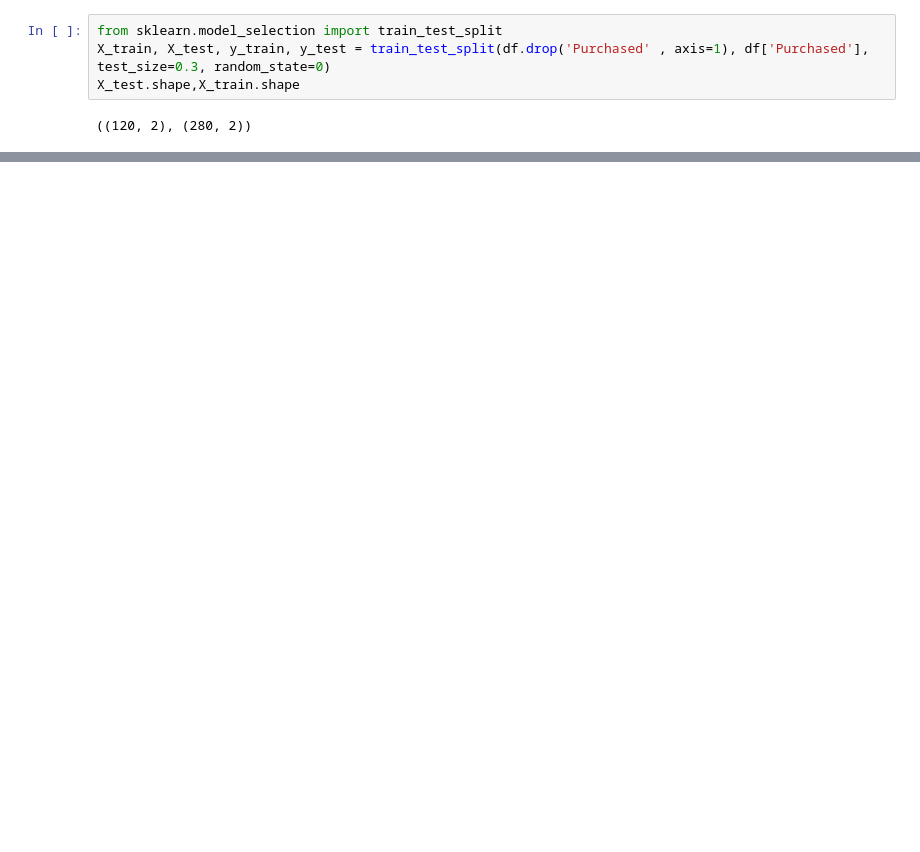
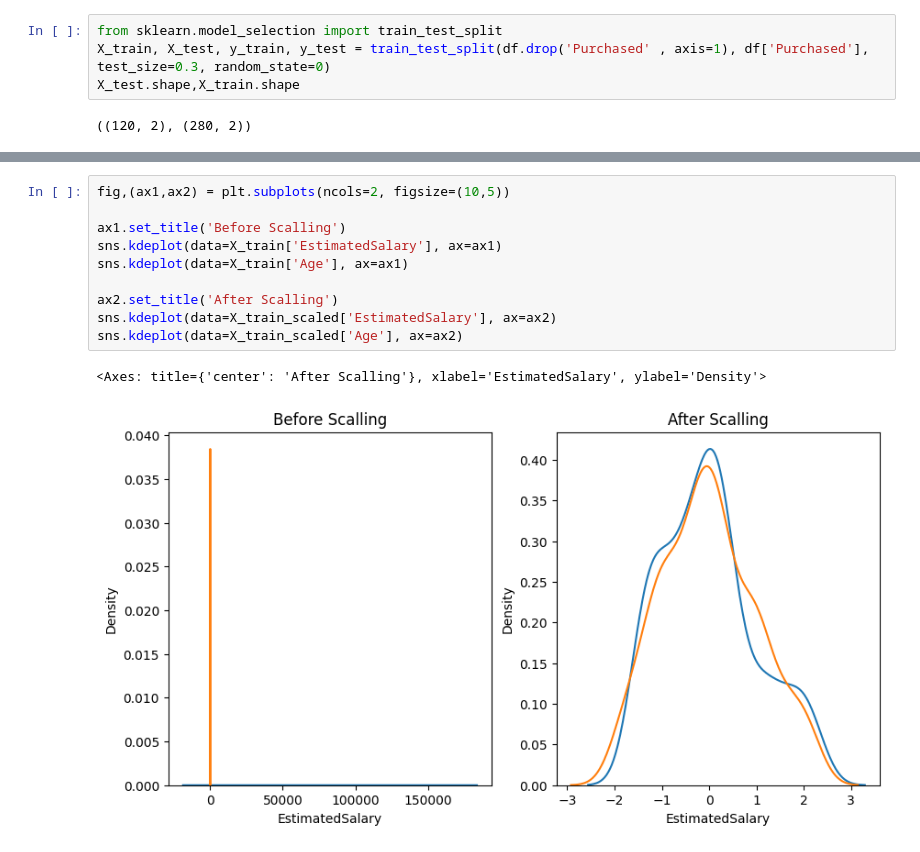
Before and after one commit to HumairaMahi-03/Machine-Learning-, a Jupyter notebook: Feature_Scaling/Standardization/Example.ipynb, the cells around one changed output, grey strips where cells are left out. Cells and saved outputs as stored; diff of their text form; blank space fills up the shorter version.

```diff
--- a/Feature_Scaling/Standardization/Example.ipynb
+++ b/Feature_Scaling/Standardization/Example.ipynb
@@ -24,0 +78,13 @@ X_test.shape,X_train.shape
+# %%
+fig,(ax1,ax2) = plt.subplots(ncols=2, figsize=(10,5))
+
+ax1.set_title('Before Scalling')
+sns.kdeplot(data=X_train['EstimatedSalary'], ax=ax1)
+sns.kdeplot(data=X_train['Age'], ax=ax1)
+
+ax2.set_title('After Scalling')
+sns.kdeplot(data=X_train_scaled['EstimatedSalary'], ax=ax2)
+sns.kdeplot(data=X_train_scaled['Age'], ax=ax2)
+# %% [output]
+<Axes: title={'center': 'After Scalling'}, xlabel='EstimatedSalary', ylabel='Density'>
+[figure, added]
```
Also changed, not shown: parts of 30 cells of this notebook, 2 other files.
